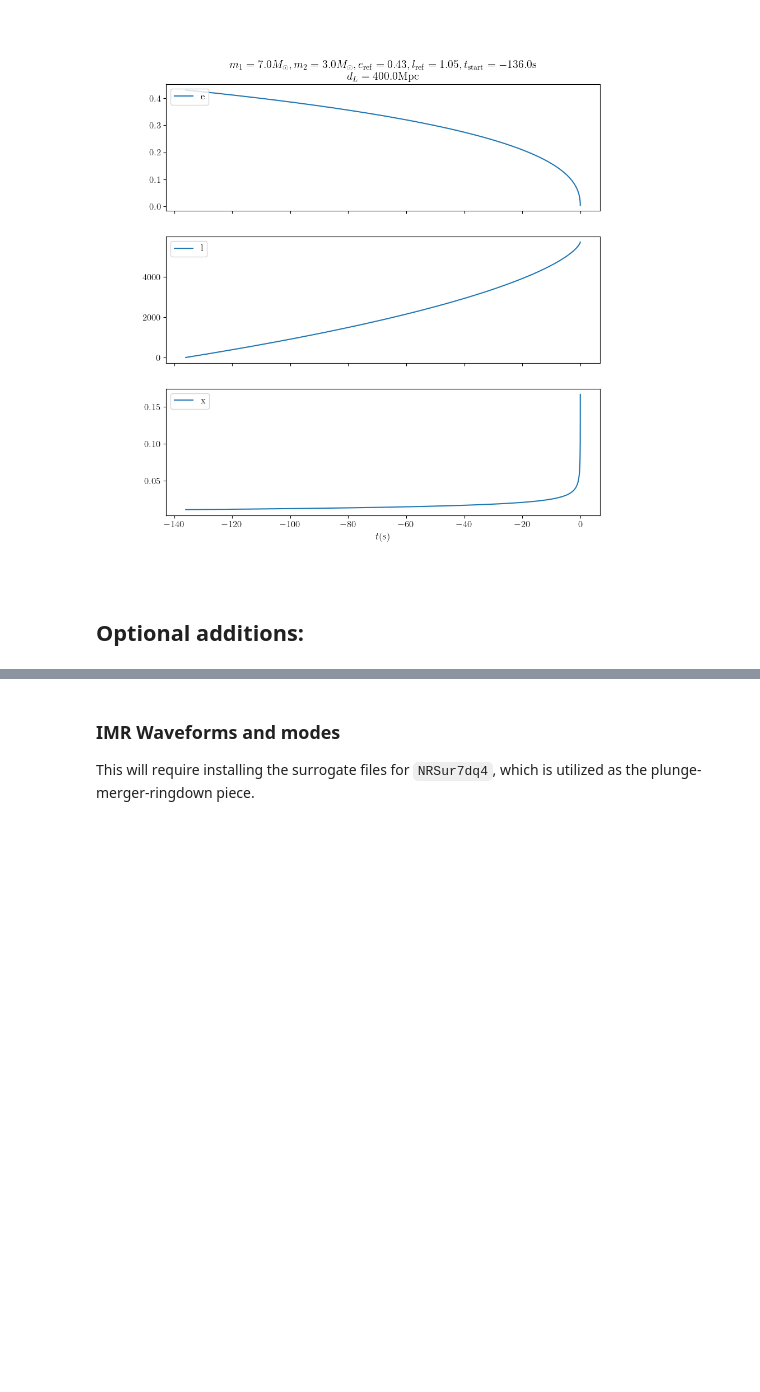
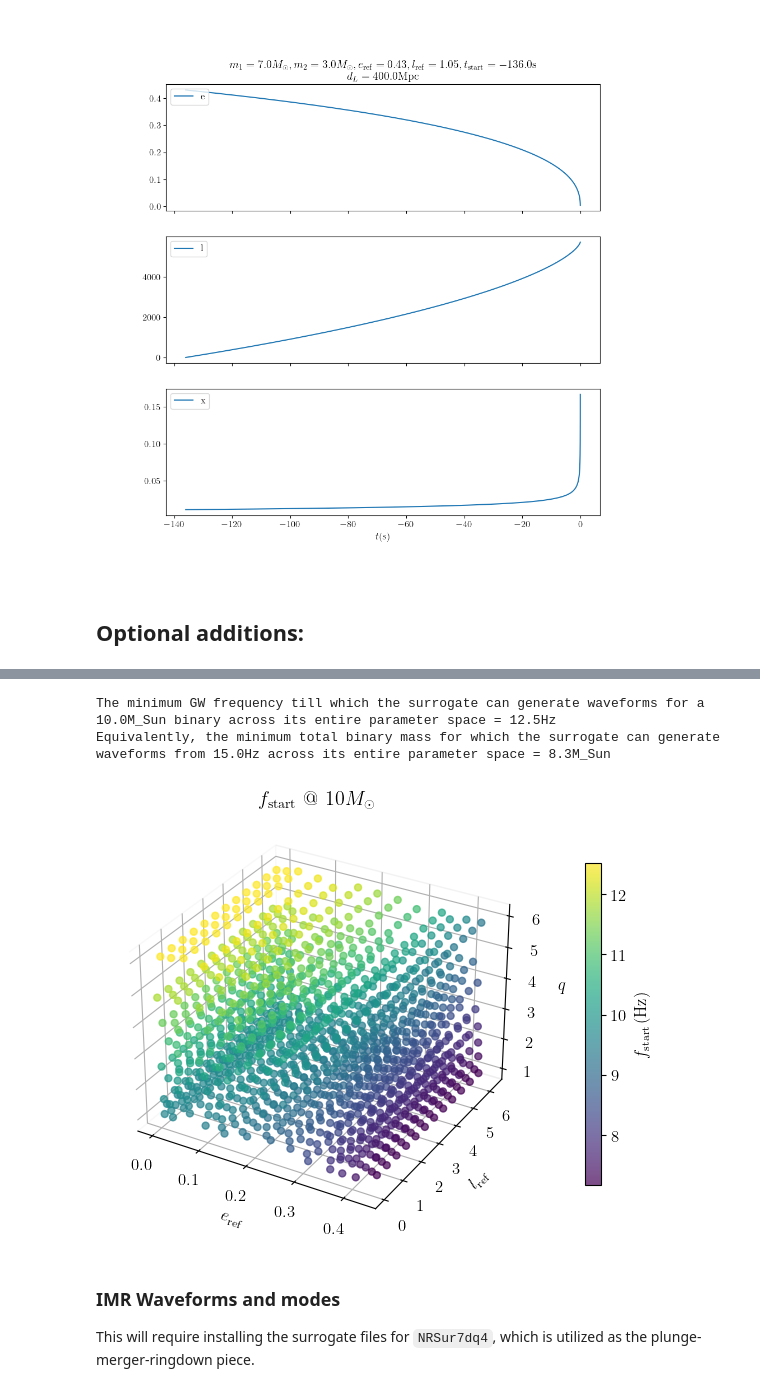
Before and after one commit to Akash-Maurya-0899/esigmapy, a Jupyter notebook: notebooks/EsigmaSur_generation.ipynb, the cells around one changed output, grey strips where cells are left out. Cells and saved outputs as stored; diff of their text form; code cells hidden in the pictures; blank space fills up the shorter version.

```diff
--- a/notebooks/EsigmaSur_generation.ipynb
+++ b/notebooks/EsigmaSur_generation.ipynb
@@ -61,3 +62,7 @@ No version information file '.version' found
 --------------------------------------------------------------------------------
 
   warnings.warn(f'''
+# %%
+import h5py
+with h5py.File(os.path.join(sur_data_dir ,"ecc_sur_data/surrogate_metadata.hdf"), 'r') as f:
+    print(list(f.keys()))
@@ -193,3 +229,49 @@ Text(0.5, 0, '$t (s)$')
+# %%
+from esigmapy.utils import f22_from_x
+
+M_eval = 10 # Total binary mass (in M_Sun) for which to compute the frequencies
+x_min_array = esigmasur.get_esigmasur_metadata("x_min_array")
+param_space = esigmasur.get_esigmasur_metadata("training_param_space")
+f_min_at_M_eval = f22_from_x(np.max(x_min_array), M=M_eval)
+print(f"The minimum GW frequency till which the surrogate can generate waveforms for a {M_eval:.1f}M_Sun binary across its entire parameter space = {f_min_at_Mval:.1f}Hz")
+
+f_compute = 15.
+M_min_at_fcompute = M_eval * (f_min_at_M_eval/f_compute)
+print(f"Equivalently, the minimum total binary mass for which the surrogate can generate waveforms from {f_compute}Hz across its entire parameter space = {M_min_at_fcompute:.1f}M_Sun")
+
+plot_data = f22_from_x(x_min_array, M=M_eval) # Converting PN parameter to the orbit-averaged GW frequency
+
+fig = plt.figure(figsize=(6, 5))
+ax = fig.add_subplot(111, projection='3d')
+
+img = ax.scatter(
+    param_space[:, 1],
+    param_space[:, 2],
+    param_space[:, 0],
+    c=plot_data,
+    cmap='viridis',
+    s=25,
+    alpha=0.7,
+)
+
+cbar = fig.colorbar(img, ax=ax, shrink=0.7, pad=0.1)
+cbar.set_label(r'$f_{\rm{start}} \, (\rm{Hz})$')
+
+ax.xaxis.pane.fill = False
+ax.yaxis.pane.fill = False
+ax.zaxis.pane.fill = False
+
+ax.set_title(fr"$f_{{\rm{{start}}}}$ @ ${M_eval:.0f} M_\odot$")
+ax.set_zlabel(r'$q$')
+ax.set_xlabel(r'$e_{\rm{ref}}$')
+ax.set_ylabel(r'$l_{\rm{ref}}$')
+
+plt.tight_layout()
+plt.show()
+# %% [output]
+The minimum GW frequency till which the surrogate can generate waveforms for a 10.0M_Sun binary across its entire parameter space = 12.5Hz
+Equivalently, the minimum total binary mass for which the surrogate can generate waveforms from 15.0Hz across its entire parameter space = 8.3M_Sun
+[figure, added]
 # %% [markdown]
 ### IMR Waveforms and modes
 This will require installing the surrogate files for `NRSur7dq4`, which is utilized as the plunge-merger-ringdown piece.
```
Also changed, not shown: parts of 8 cells of this notebook.
